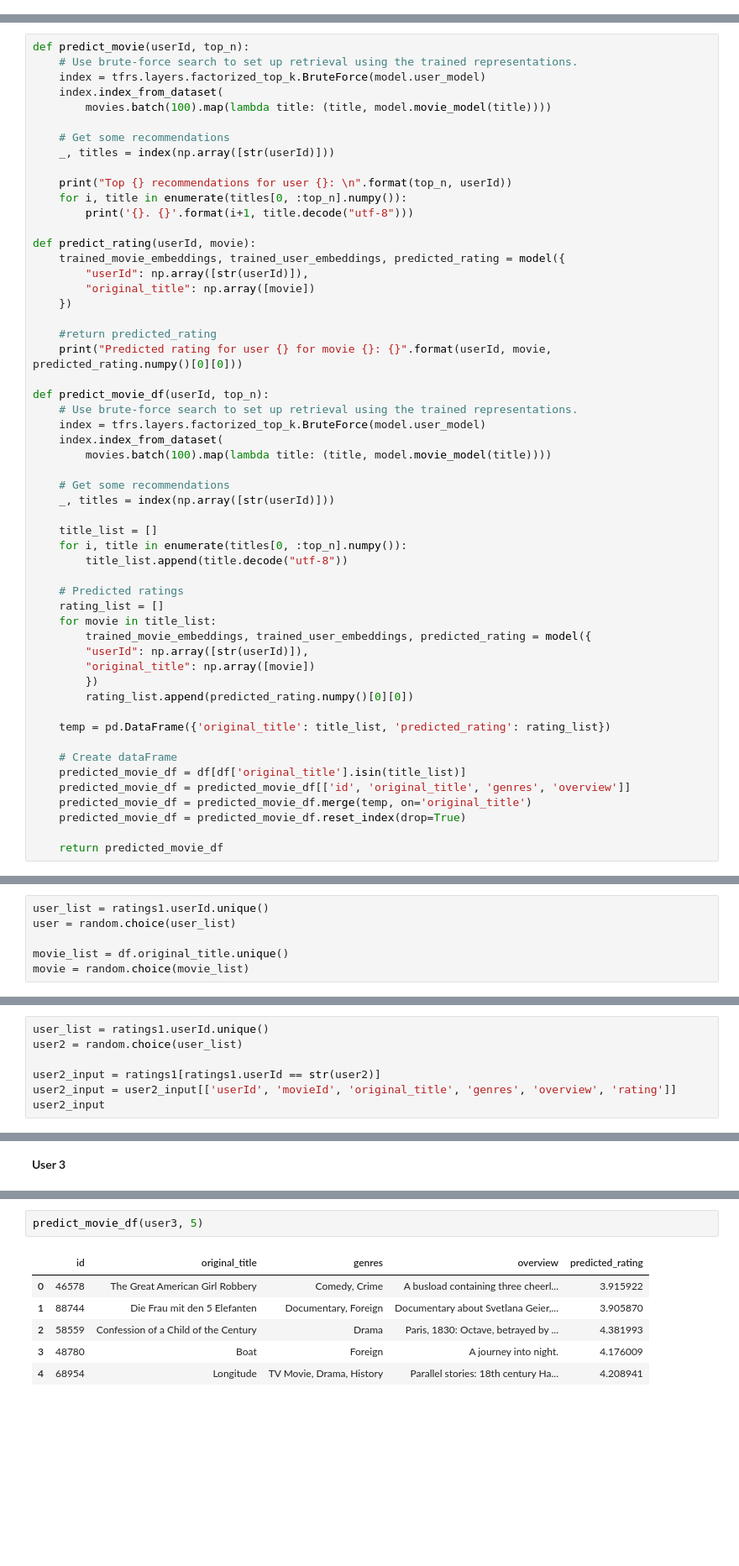
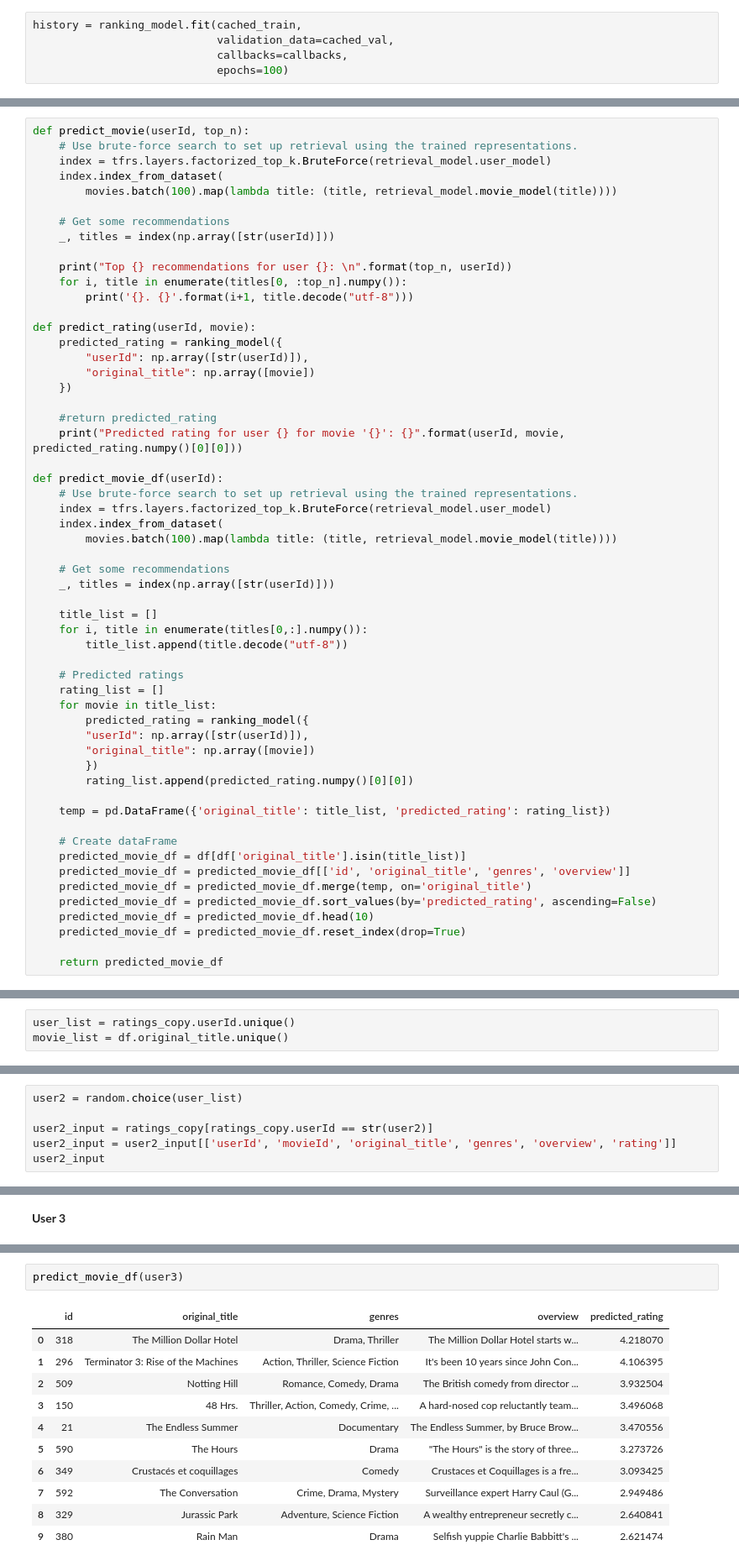
Before and after one commit to ychong4/ychong4.github.io, a Jupyter notebook: Activity 2/Recommender System/Recommender-System-movies.ipynb, the cells around one changed output, grey strips where cells are left out. Shown at 84% size. Saved outputs shown, nothing was run; the diff lists cells and outputs as text; blank space fills up the shorter version.

```diff
--- a/Activity 2/Recommender System/Recommender-System-movies.ipynb
+++ b/Activity 2/Recommender System/Recommender-System-movies.ipynb
@@ -660,0 +697,5 @@ model.evaluate(cached_test)
+# %%
+history = ranking_model.fit(cached_train,
+                            validation_data=cached_val,
+                            callbacks=callbacks,
+                            epochs=100)
@@ -661,9 +744,9 @@ model.evaluate(cached_test)
 # %%
 def predict_movie(userId, top_n):
     # Use brute-force search to set up retrieval using the trained representations.
-    index = tfrs.layers.factorized_top_k.BruteForce(model.user_model)
+    index = tfrs.layers.factorized_top_k.BruteForce(retrieval_model.user_model)
     index.index_from_dataset(
-        movies.batch(100).map(lambda title: (title, model.movie_model(title))))
+        movies.batch(100).map(lambda title: (title, retrieval_model.movie_model(title))))
 
     # Get some recommendations
     _, titles = index(np.array([str(userId)]))
@@ -673,31 +756,31 @@ def predict_movie(userId, top_n):
         print('{}. {}'.format(i+1, title.decode("utf-8")))
 
 def predict_rating(userId, movie):
-    trained_movie_embeddings, trained_user_embeddings, predicted_rating = model({
+    predicted_rating = ranking_model({
         "userId": np.array([str(userId)]),
         "original_title": np.array([movie])
     })
 
     #return predicted_rating
-    print("Predicted rating for user {} for movie {}: {}".format(userId, movie, predicted_rating.numpy()[0][0]))
+    print("Predicted rating for user {} for movie '{}': {}".format(userId, movie, predicted_rating.numpy()[0][0]))
 
-def predict_movie_df(userId, top_n):
+def predict_movie_df(userId):
     # Use brute-force search to set up retrieval using the trained representations.
-    index = tfrs.layers.factorized_top_k.BruteForce(model.user_model)
+    index = tfrs.layers.factorized_top_k.BruteForce(retrieval_model.user_model)
     index.index_from_dataset(
-        movies.batch(100).map(lambda title: (title, model.movie_model(title))))
+        movies.batch(100).map(lambda title: (title, retrieval_model.movie_model(title))))
 
     # Get some recommendations
     _, titles = index(np.array([str(userId)]))
 
     title_list = []
-    for i, title in enumerate(titles[0, :top_n].numpy()):
+    for i, title in enumerate(titles[0,:].numpy()):
         title_list.append(title.decode("utf-8"))
 
     # Predicted ratings
     rating_list = []
     for movie in title_list:
-        trained_movie_embeddings, trained_user_embeddings, predicted_rating = model({
+        predicted_rating = ranking_model({
         "userId": np.array([str(userId)]),
         "original_title": np.array([movie])
         })
@@ -709,6 +792,8 @@ def predict_movie_df(userId, top_n):
     predicted_movie_df = df[df['original_title'].isin(title_list)]
     predicted_movie_df = predicted_movie_df[['id', 'original_title', 'genres', 'overview']]
     predicted_movie_df = predicted_movie_df.merge(temp, on='original_title')
+    predicted_movie_df = predicted_movie_df.sort_values(by='predicted_rating', ascending=False)
+    predicted_movie_df = predicted_movie_df.head(10)
     predicted_movie_df = predicted_movie_df.reset_index(drop=True)
 
     return predicted_movie_df
@@ -715,6 +802,3 @@ def predict_movie_df(userId, top_n):
 # %%
-user_list = ratings1.userId.unique()
-user = random.choice(user_list)
-
+user_list = ratings_copy.userId.unique()
 movie_list = df.original_title.unique()
-movie = random.choice(movie_list)
@@ -766,10 +862,9 @@ predict_movie_df(user, 5)
 # %% [markdown]
 **User 2**
 # %%
-user_list = ratings1.userId.unique()
 user2 = random.choice(user_list)
 
-user2_input = ratings1[ratings1.userId == str(user2)]
+user2_input = ratings_copy[ratings_copy.userId == str(user2)]
 user2_input = user2_input[['userId', 'movieId', 'original_title', 'genres', 'overview', 'rating']]
 user2_input
 # %% [output]
@@ -821,9 +928,14 @@ user3_input
 # %%
-predict_movie_df(user3, 5)
+predict_movie_df(user3)
 # %% [output]
 |  | id | original_title | genres | overview | predicted_rating |
-| 0 | 46578 | The Great American Girl Robbery | Comedy, Crime | A busload containing three cheerl... | 3.915922 |
-| 1 | 88744 | Die Frau mit den 5 Elefanten | Documentary, Foreign | Documentary about Svetlana Geier,... | 3.905870 |
-| 2 | 58559 | Confession of a Child of the Century | Drama | Paris, 1830: Octave, betrayed by ... | 4.381993 |
-| 3 | 48780 | Boat | Foreign | A journey into night. | 4.176009 |
-| 4 | 68954 | Longitude | TV Movie, Drama, History | Parallel stories: 18th century Ha... | 4.208941 |
+| 0 | 318 | The Million Dollar Hotel | Drama, Thriller | The Million Dollar Hotel starts w... | 4.218070 |
+| 1 | 296 | Terminator 3: Rise of the Machines | Action, Thriller, Science Fiction | It's been 10 years since John Con... | 4.106395 |
+| 2 | 509 | Notting Hill | Romance, Comedy, Drama | The British comedy from director ... | 3.932504 |
+| 3 | 150 | 48 Hrs. | Thriller, Action, Comedy, Crime, ... | A hard-nosed cop reluctantly team... | 3.496068 |
+| 4 | 21 | The Endless Summer | Documentary | The Endless Summer, by Bruce Brow... | 3.470556 |
+| 5 | 590 | The Hours | Drama | "The Hours" is the story of three... | 3.273726 |
+| 6 | 349 | Crustacés et coquillages | Comedy | Crustaces et Coquillages is a fre... | 3.093425 |
+| 7 | 592 | The Conversation | Crime, Drama, Mystery | Surveillance expert Harry Caul (G... | 2.949486 |
+| 8 | 329 | Jurassic Park | Adventure, Science Fiction | A wealthy entrepreneur secretly c... | 2.640841 |
+| 9 | 380 | Rain Man | Drama | Selfish yuppie Charlie Babbitt's ... | 2.621474 |
```
Also changed, not shown: parts of 39 cells of this notebook.
